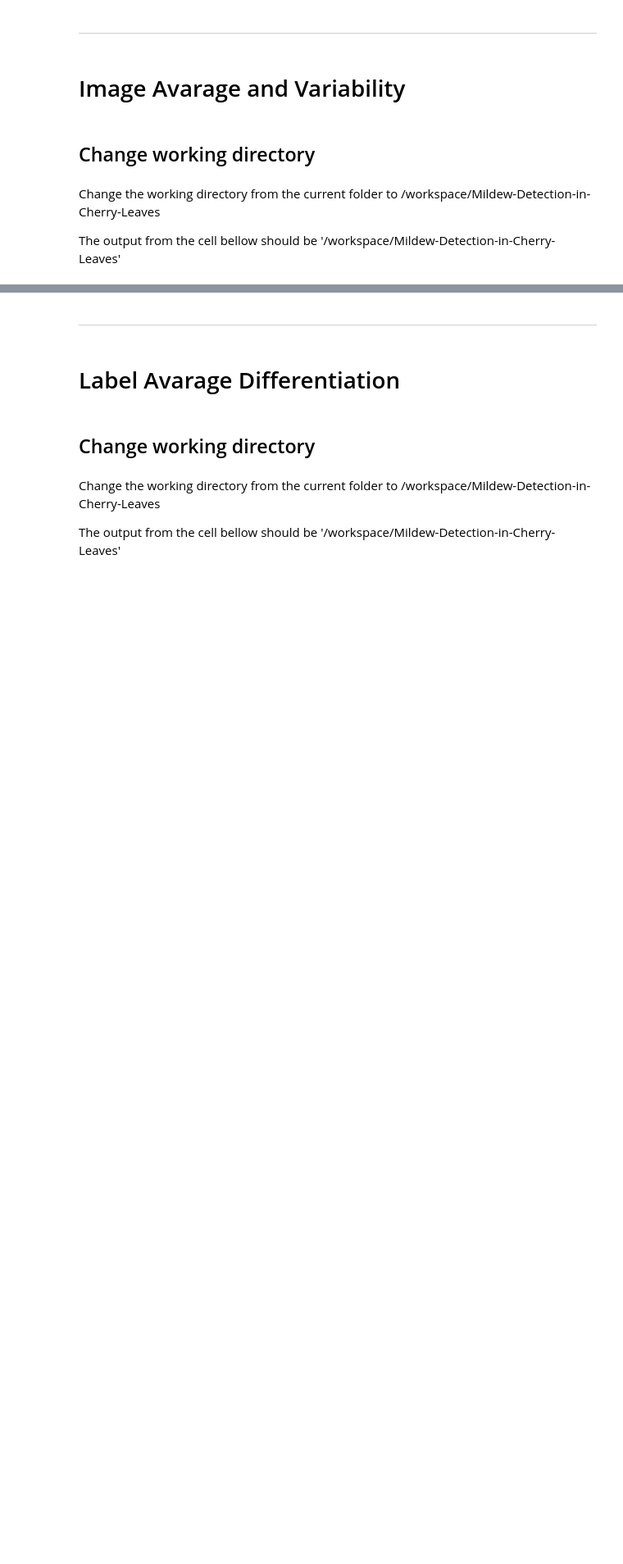
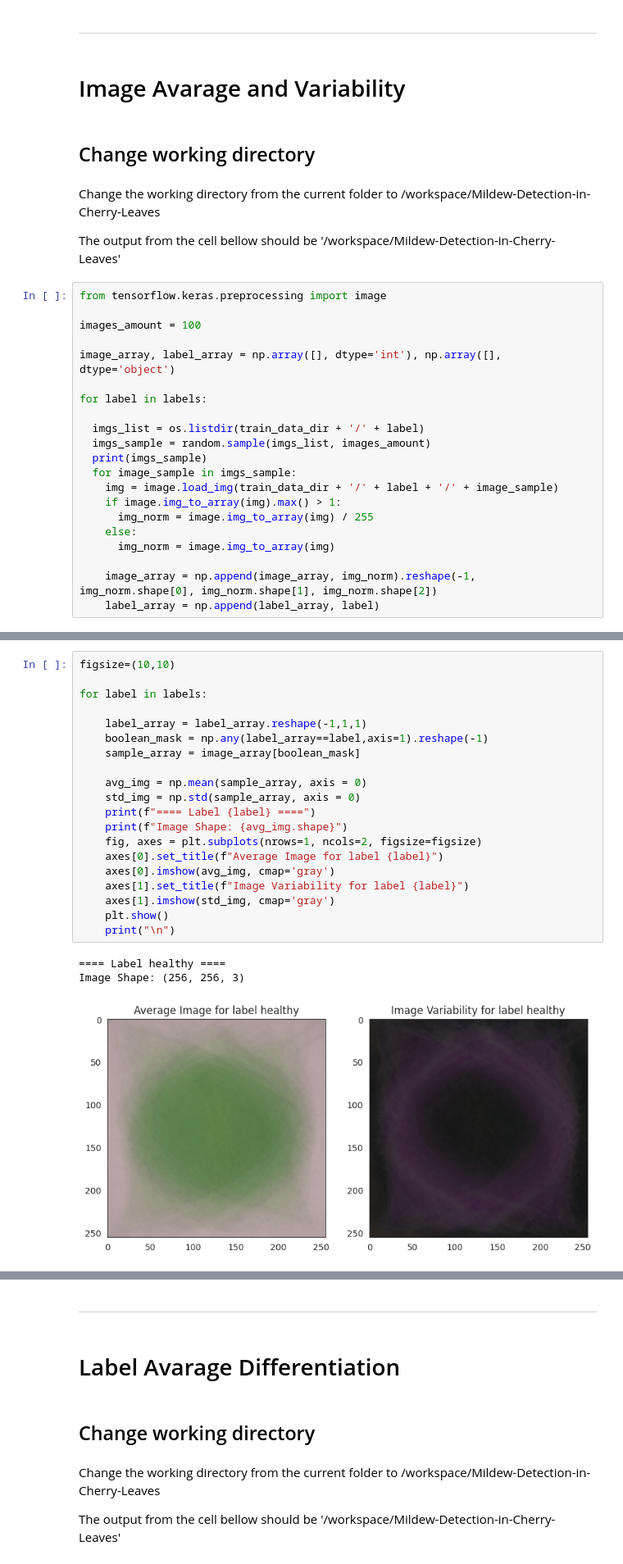
Before and after one commit to jensbrauer/Mildew-Detection-in-Cherry-Leaves, a Jupyter notebook: jupyter_notebooks/03 - DataVisualization.ipynb, the cells around one changed output, grey strips where cells are left out. Shown at 82% size. Cells and saved outputs as stored; diff of their text form; blank space fills up the shorter version.

Commit message:
add Avarage and Variability montage

```diff
--- a/jupyter_notebooks/03 - DataVisualization.ipynb
+++ b/jupyter_notebooks/03 - DataVisualization.ipynb
@@ -138,3 +138,24 @@ Sample data from label: powdery_mildew
 Change the working directory from the current folder to /workspace/Mildew-Detection-in-Cherry-Leaves
 
 The output from the cell bellow should be '/workspace/Mildew-Detection-in-Cherry-Leaves'
+# %%
+from tensorflow.keras.preprocessing import image
+
+images_amount = 100
+
+image_array, label_array = np.array([], dtype='int'), np.array([], dtype='object')
+
+for label in labels:
+
+  imgs_list = os.listdir(train_data_dir + '/' + label)
+  imgs_sample = random.sample(imgs_list, images_amount)
+  print(imgs_sample)
+  for image_sample in imgs_sample:
+    img = image.load_img(train_data_dir + '/' + label + '/' + image_sample)
+    if image.img_to_array(img).max() > 1:
+      img_norm = image.img_to_array(img) / 255
+    else:
+      img_norm = image.img_to_array(img)
+
+    image_array = np.append(image_array, img_norm).reshape(-1, img_norm.shape[0], img_norm.shape[1], img_norm.shape[2])
+    label_array = np.append(label_array, label)
@@ -140,0 +165,24 @@ The output from the cell bellow should be '/workspace/Mildew-Detection-in-Cherry
+# %%
+figsize=(10,10)
+
+for label in labels:
+
+    label_array = label_array.reshape(-1,1,1)
+    boolean_mask = np.any(label_array==label,axis=1).reshape(-1)
+    sample_array = image_array[boolean_mask]
+
+    avg_img = np.mean(sample_array, axis = 0)
+    std_img = np.std(sample_array, axis = 0)
+    print(f"==== Label {label} ====")
+    print(f"Image Shape: {avg_img.shape}")
+    fig, axes = plt.subplots(nrows=1, ncols=2, figsize=figsize)
+    axes[0].set_title(f"Average Image for label {label}")
+    axes[0].imshow(avg_img, cmap='gray')
+    axes[1].set_title(f"Image Variability for label {label}")
+    axes[1].imshow(std_img, cmap='gray')
+    plt.show()
+    print("\n")
+# %% [output]
+==== Label healthy ====
+Image Shape: (256, 256, 3)
+[figure, added]
```
Also changed, not shown: parts of 6 cells of this notebook.
